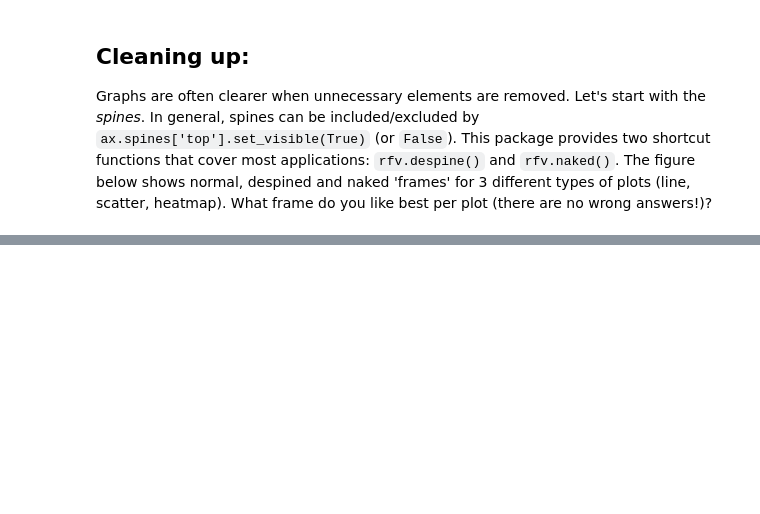
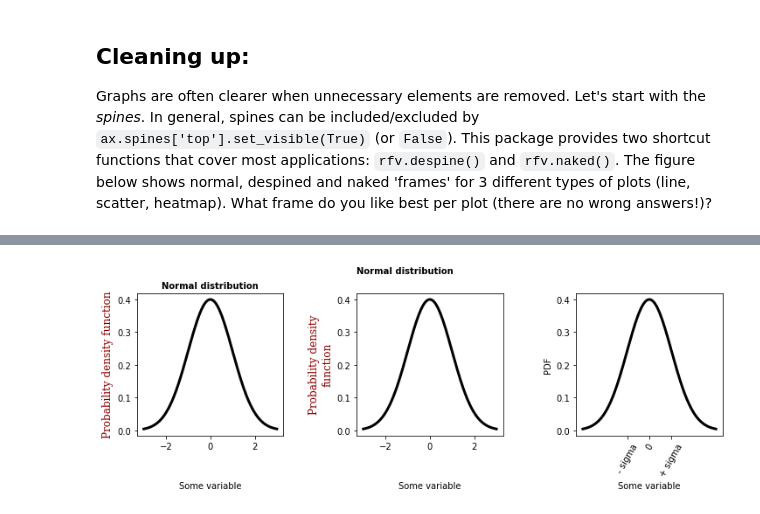
Before and after one commit to vdplasthijs/reproducible_figures, a Jupyter notebook: tutorial/RF4: Tidying up.ipynb, the cells around one changed output, grey strips where cells are left out. Saved outputs shown, nothing was run; the diff lists cells and outputs as text; code cells hidden in the pictures; blank space fills up the shorter version.

```diff
--- a/tutorial/RF4: Tidying up.ipynb
+++ b/tutorial/RF4: Tidying up.ipynb
@@ -65,0 +144,22 @@ Text(0.5, 1.0, 'Naked frame (0 spines)')
+# %%
+,
+ax[0].set_title('Normal distribution', fontdict={'weight': 'bold'})  # only specifying weight, rest of the font properties will be inherited from the default font properties
+
+## Even though fontdicts are the standard way of specifying font properties, you can also specify them individually as args:
+ax[1].set_ylabel('Probability density\nfunction',  # newline character \n to split the text over 2 lines
+                 fontfamily='serif', color='darkred', weight='normal', size=12)
+
+## The position of text elements can be adjusted using the x and y arguments:
+ax[1].set_title('Normal distribution',
+                x=0, y=1.1, # change position
+                ha='left', # change horizontal alignment (from default 'center'). It now aligns the left edge of the text with the left edge of the axes.
+                fontdict={'weight': 'bold'})
+
+ax[2].set_xticks([-1, 0, 1])
+ax[2].set_xticklabels(['- sigma', '0', '+ sigma'], rotation=60)
+
+## As a result of the rotation, the ticklabels now force the xlabel to be pushed down.
+## To re-align the xlabels across all subplots, we can use the following command:
+fig.align_xlabels([ax[0], ax[1], ax[2]])  # give list of axes to align
+# %% [output]
+[figure, added]
```
Also changed, not shown: parts of 10 cells of this notebook, 4 other files.
